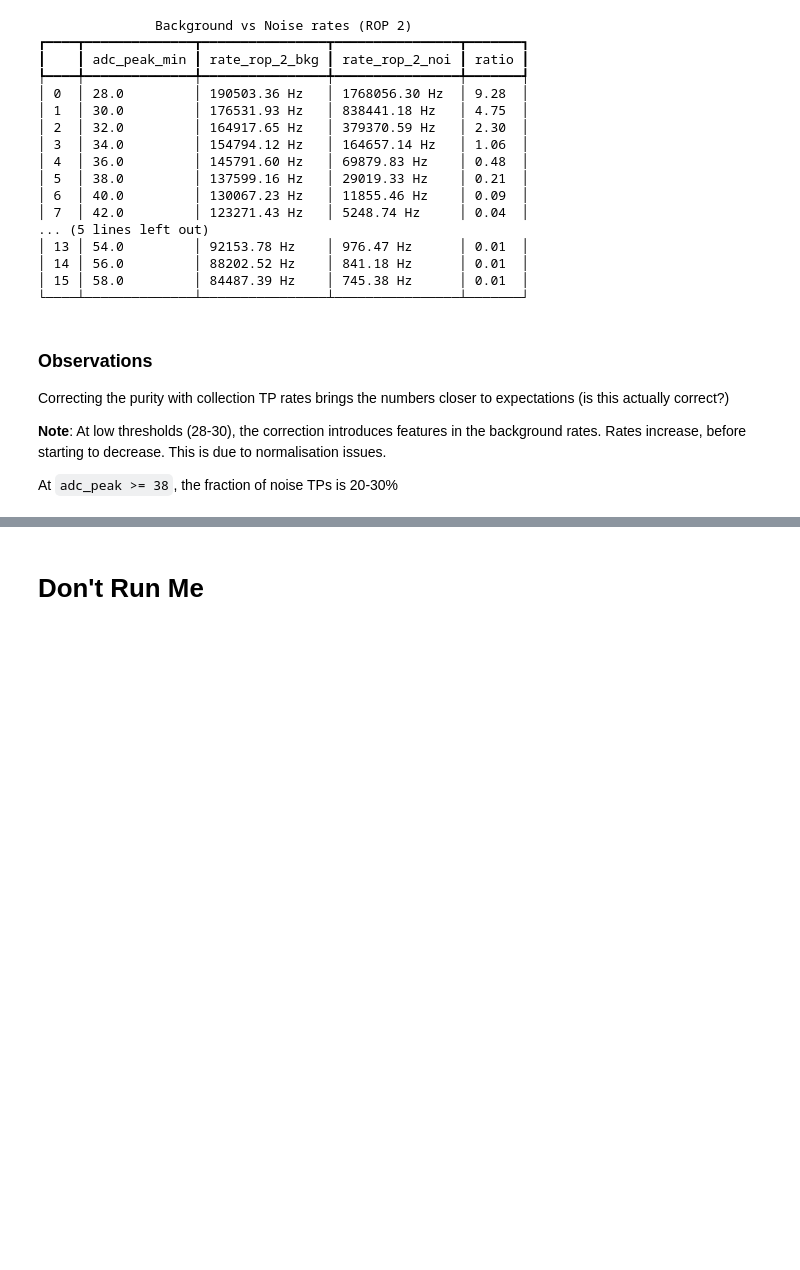
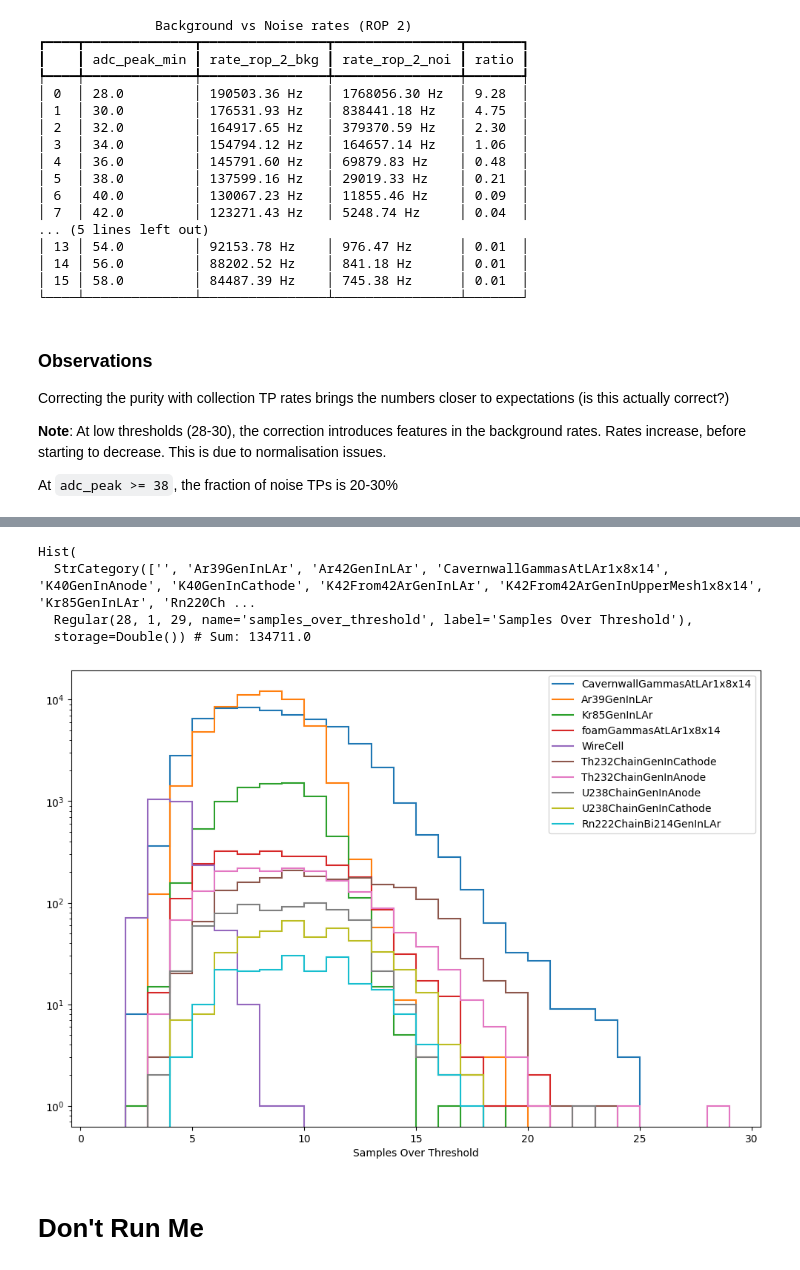
Before and after one commit to alessandrothea/tpvalidator, a Jupyter notebook: notebooks/studies/1x8x14/VD-1x8x14-TriggerPrimitiveThresholds.ipynb, the cells around one changed output, grey strips where cells are left out. Drawn from its saved outputs; the diff is of its cells as text; code cells hidden in the pictures; blank space fills up the shorter version.

```diff
--- a/notebooks/studies/1x8x14/VD-1x8x14-RadiologicalBackgroundTriggerPrimitiveRates.ipynb
+++ b/notebooks/studies/1x8x14/VD-1x8x14-TriggerPrimitiveThresholds.ipynb
@@ -501,7 +523,7 @@ for v, cfg in vars.items():
 # %% [markdown]
 ## TP e- sample TP signal/noise distributions
 # %%
-tpp = TrgPrimitivesPlotter(em_ws)
+em_tpp = TrgPrimitivesPlotter(em_ws)
 
 vars = {
     'adc_peak': {'bin_size': 10, 'xlim': (0, 400)},
@@ -509,7 +531,7 @@ vars = {
     'adc_integral': {'bin_size': 10, 'xlim': (0, 2000)},
 }
 for v, cfg in vars.items():
-    h = tpp.make_var_reghist(v, cfg['bin_size'])
+    h = em_tpp.make_var_hist(v, cfg['bin_size'])
 
     fig, axes = plt.subplots(1,3, figsize=(12,4))
 
@@ -672,3 +668,32 @@ IndexError: Wrong number of indices for histogram
+# %%
+# h_var = rad_tpp.make_hist(var_spec={'name':'samples_over_threshold', 'bin_size':1, 'label': 'Samples Over Threshold'}, categories=['bt_generator_name', 'readout_plane_id'])
+h_var = rad_tpp.make_hist(query='adc_peak > 45', var_spec={'name':'samples_over_threshold', 'bin_size':1, 'label': 'Samples Over Threshold'}, categories=['bt_generator_name', 'readout_plane_id'])
+# h_var = rad_tpp.make_hist(query='adc_peak > 45 & samples_over_threshold > 8', var_spec={'name':'samples_over_threshold', 'bin_size':1, 'label': 'Samples Over Threshold'}, categories=['bt_generator_name', 'readout_plane_id'])
+# h_var = rad_tpp.make_hist(query='adc_peak > 45', var_spec={'name':'adc_peak', 'bin_size':10, 'label': 'Samples Over Threshold'}, categories=['bt_generator_name', 'readout_plane_id'])
+
+h2_var = h_var[{'readout_plane_id':2}]
+
+# for g in h2.axes[0]:
+#     print(f"'{g}'", h2[g,:])
+display(h2_var)
+s = h2_var.stack("bt_generator_name")
+
+n_top = 10
+h_top = sorted([h for h in s], key=lambda x: x.sum(), reverse=True)[:n_top]
+
+fig, ax = plt.subplots(figsize=(12,8))
+for h in h_top:
+    hep.histplot(h, ax=ax, label=h.name if h.name else 'WireCell', yerr=False)
+
+# s.plot(ax=ax)
+ax.legend()
+ax.set_yscale('log')
+# %% [output]
+Hist(
+  StrCategory(['', 'Ar39GenInLAr', 'Ar42GenInLAr', 'CavernwallGammasAtLAr1x8x14', 'K40GenInAnode', 'K40GenInCathode', 'K42From42ArGenInLAr', 'K42From42ArGenInUpperMesh1x8x14', 'Kr85GenInLAr', 'Rn220Ch ...
+  Regular(28, 1, 29, name='samples_over_threshold', label='Samples Over Threshold'),
+  storage=Double()) # Sum: 134711.0
+[figure, added]
 # %% [markdown]
 # Don't Run Me
 # %%
```
Also changed, not shown: parts of 18 cells of this notebook, 5 other files.
